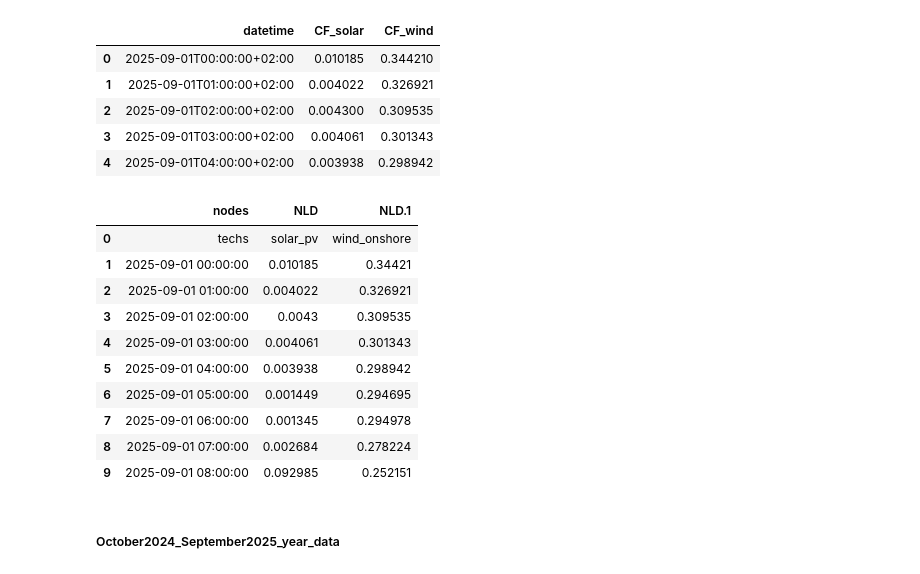
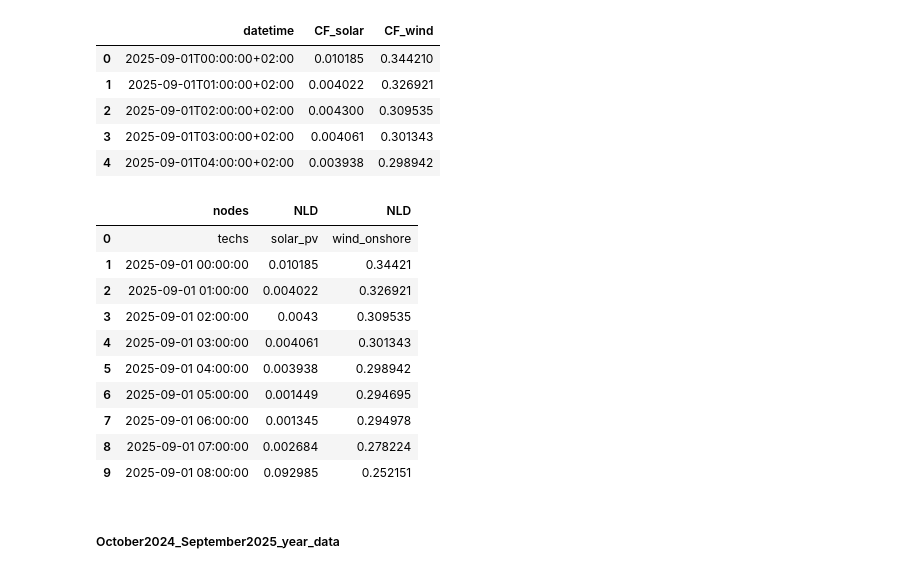
Before and after one commit to Yao10161016/electricity-market-dispatch-model-spain, a Jupyter notebook: calliope_model/model/input_data_tables/data_clean.ipynb, the cells around one changed output. Drawn from its saved outputs; the diff is of its cells as text; code cells hidden in the pictures.

```diff
--- a/calliope_model/model/input_data_tables/data_clean.ipynb
+++ b/calliope_model/model/input_data_tables/data_clean.ipynb
@@ -187,28 +190,31 @@ renewables_df.head()
 # %%
 # Extract datetime and value
 renewables_df["datetime"] = pd.to_datetime(renewables_df["datetime"])
-renewables_df = renewables_df[["datetime", "CF_solar", "CF_wind"]].rename(columns={"CF_solar": "NLD", "CF_wind": "NLD.1"})
+renewables_df = renewables_df[["datetime", "CF_solar", "CF_wind"]].rename(columns={"CF_solar": "NLD", "CF_wind": "NLD1"})
 
 # Format to match demand.csv
 # First header rows as in demand.csv
-header = pd.DataFrame({"nodes": ["techs"], "NLD": ["solar_pv"], "NLD.1": ["wind_onshore"]})
+header = pd.DataFrame({"nodes": ["techs"], "NLD": ["solar_pv"], "NLD1": ["wind_onshore"]})
 
 # Prepare final formatted time series
 ts = pd.DataFrame({
     "nodes": renewables_df["datetime"].dt.strftime("%Y-%m-%d %H:%M:%S"),
     "NLD": renewables_df["NLD"],
-    "NLD.1": renewables_df["NLD.1"]
+    "NLD1": renewables_df["NLD1"]
 })
 
 # Combine them together
 renewables_final = pd.concat([header, ts], ignore_index=True)
 
+# change the name of NLD1 to NLD
+renewables_final = renewables_final.rename(columns={"NLD1": "NLD"})
+
 # Save to new CSV
 renewables_final.to_csv("./renewables_sept2025.csv", index=False)
 
 renewables_final.head(10)
 # %% [output]
-|  | nodes | NLD | NLD.1 |
+|  | nodes | NLD | NLD |
 | 0 | techs | solar_pv | wind_onshore |
 | 1 | 2025-09-01 00:00:00 | 0.010185 | 0.34421 |
 | 2 | 2025-09-01 01:00:00 | 0.004022 | 0.326921 |
```
Also changed, not shown: parts of 6 cells of this notebook, 44 other files.
